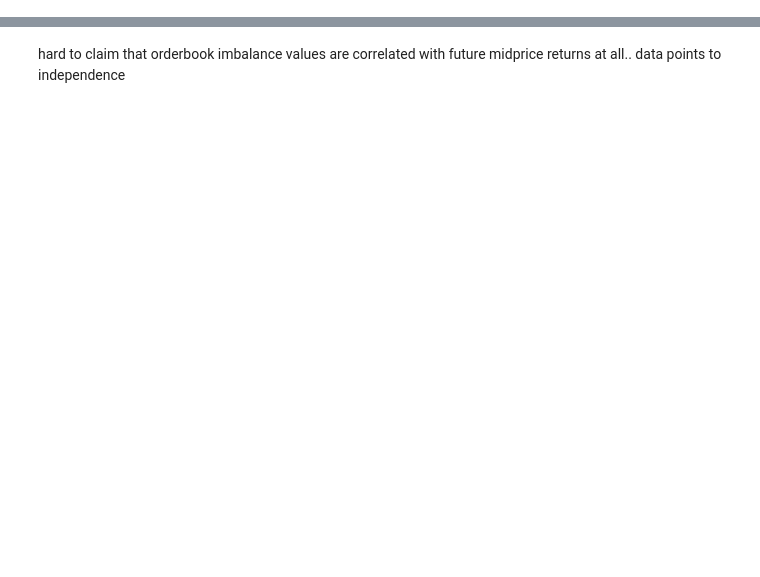
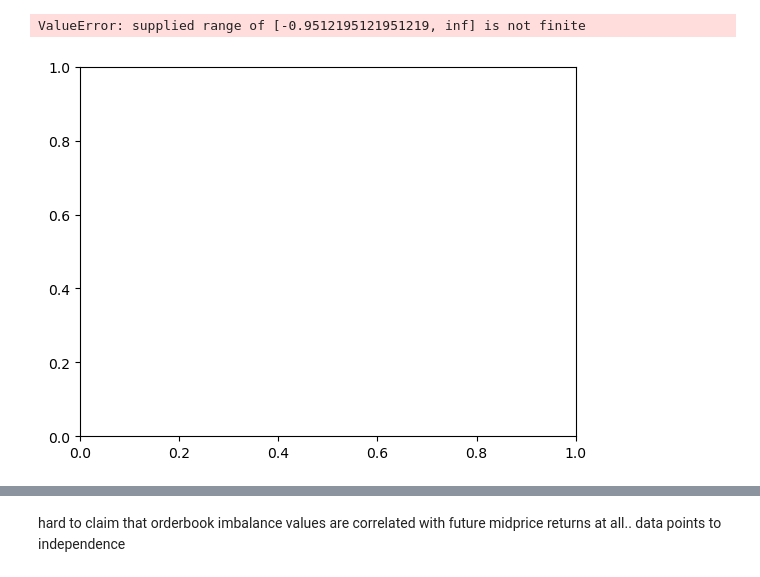
Before and after one commit to ijamil1/kalshi_mm, a Jupyter notebook: exploring_order_book_indicators_predictive_powers.ipynb, the cells around one changed output, grey strips where cells are left out. Cells and saved outputs as stored; diff of their text form; code cells hidden in the pictures; blank space fills up the shorter version.

```diff
--- a/exploring_order_book_indicators_predictive_powers.ipynb
+++ b/exploring_order_book_indicators_predictive_powers.ipynb
@@ -269,3 +242,8 @@ gpo = data.groupby('ticker') #groupby object of data df on ticker
+# %%
+plt.hist(data_minute_lvl['next_minute_return'], density=True)
+# %% [output]
+ValueError: supplied range of [-0.9512195121951219, inf] is not finite
+[figure, added]
 # %%
 '''
 After specifying an interval in seconds, x, this code, for each ticker, finds the correlation betweeen L1, 2, and 3
```
Also changed, not shown: parts of 30 cells of this notebook, 1 other file.
